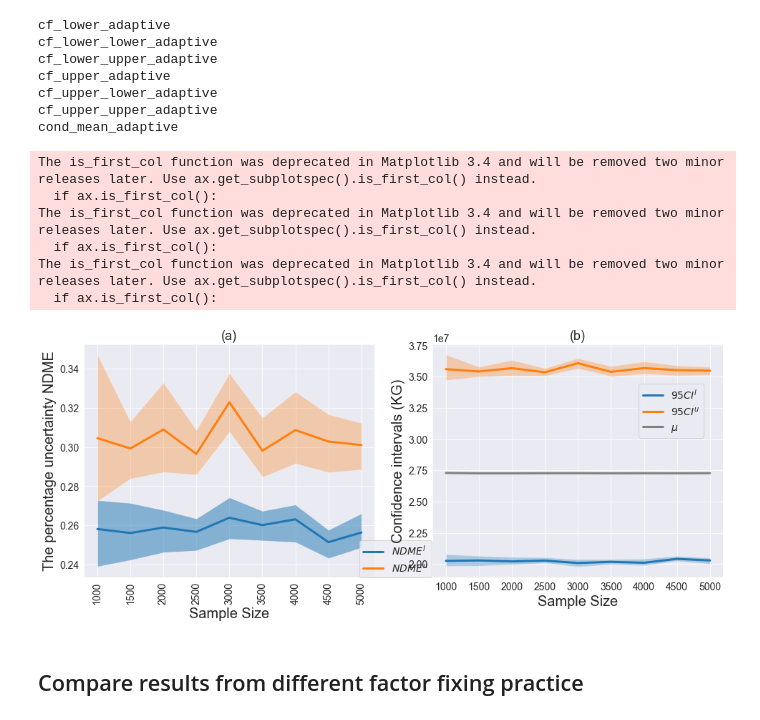
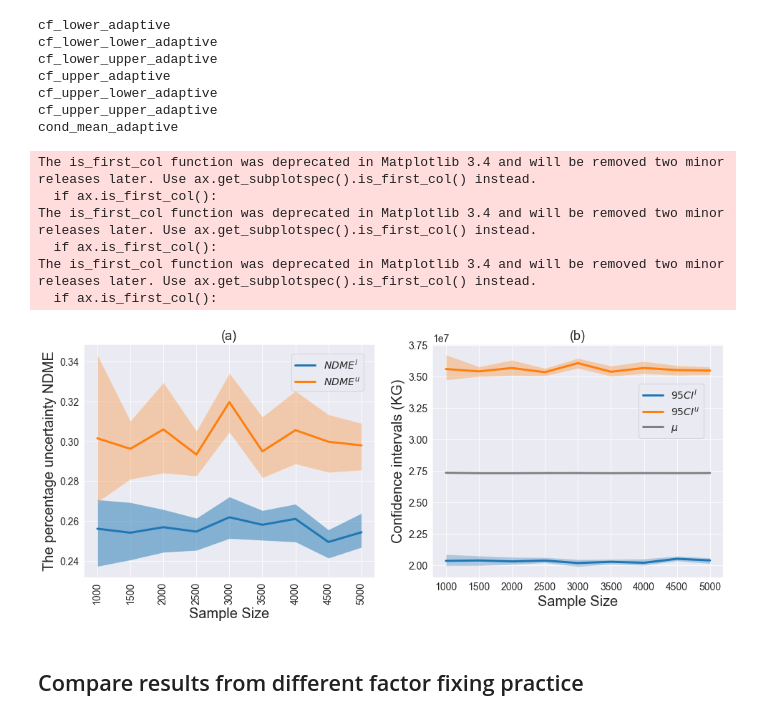
Before and after one commit to QianWanghhu/factor_fixing, a Jupyter notebook: qian_dev/visualization.ipynb, the cells around one changed output. Saved outputs shown, nothing was run; the diff lists cells and outputs as text; code cells hidden in the pictures.

```diff
--- a/qian_dev/visualization.ipynb
+++ b/qian_dev/visualization.ipynb
@@ -172,7 +160,7 @@ filename = ['cf_upper', 'cf_lower', 'cv', 'ks', 'pvalue', 'cf_upper_upper',
 
 # get data in the corresponding column
 num_params = 11
-col_filter = ['nsample_70']
+col_filter = ['nsample_90']
 df = pd.DataFrame(index=np.arange(num_params), columns=filename)
 x_range = [0, num_params]
 for f in filename:
@@ -272,7 +282,6 @@ for fn in filename[:]:
     print(fn)
     df[fn] = pd.read_csv(f'{filepath}{fn}.csv', index_col = 'Unnamed: 0').iloc[2]
 # df.loc[:, 'median'] = (df.loc[:, filename[0]] + df.loc[:, filename[3]]) / 2 # only use the mean of CIs for calculation
-cols = df.columns
 # %% [output]
 cf_lower_adaptive
 cf_lower_lower_adaptive
@@ -301,35 +310,35 @@ ind = list(df.index)
 
 ax1 = df_ratio.loc[ind, cols[[0, 3]]].plot(ax=axes[0])
 plt.sca(axes[1])
 plt.xticks(range(len(df.index)), df_ratio.index[0:9], rotation=90)
 ax1.tick_params(axis='both', which='major', labelsize=14)
 ax1.fill_between(df.index, df_ratio.loc[ind,cols[1]], df_ratio.loc[ind, cols[2]], alpha=0.5)
 ax1.fill_between(df.index, df_ratio.loc[ind, cols[4]], df_ratio.loc[ind, cols[5]], alpha=0.3)
 ax1.set_xlabel('Sample Size');
 ax1.set_ylabel('The percentage uncertainty NDME');
-ax1.legend([f'$NDME^l$', f'$NDME^u$'], bbox_to_anchor=[0.93, 0.18], fontsize=fs);
+ax1.legend([f'$NDME^l$', f'$NDME^u$'], bbox_to_anchor=[0.98, 0.98], fontsize=fs);
 ax1.set_title('(a)', loc='center', fontsize=18)
 
 ax = df[cols[[0, 3]]].plot(figsize=(16, 6), ax=axes[1])
 plt.sca(axes[0])
 df[cols[-1]].plot(ax=ax, color='grey')
 plt.xticks(range(len(df.index)), df.index, rotation=90)
 ax.tick_params(axis='both', which='major', labelsize=14)
 ax.fill_between(df.index, df[cols[1]], df[cols[2]], alpha=0.3)
 ax.fill_between(df.index, df[cols[4]], df[cols[5]], alpha=0.3)
 ax.set_xlabel('Sample Size');
 ax.set_ylabel('Confidence intervals (KG)');
 ax.legend([f'$95CI^l$', f'$95CI^u$', r'$\mu$'], bbox_to_anchor=[0.95, 0.85], fontsize=fs)
 ax.set_title('(b)', loc='center', fontsize=18);
 plt.savefig(f'{path_save}/{product_uniform}_conf_adaptive_two_panels_5000.png', format='png', dpi=300, layout='tight')
 # %% [output]
 The is_first_col function was deprecated in Matplotlib 3.4 and will be removed two minor releases later. Use ax.get_subplotspec().is_first_col() instead.
   if ax.is_first_col():
 The is_first_col function was deprecated in Matplotlib 3.4 and will be removed two minor releases later. Use ax.get_subplotspec().is_first_col() instead.
   if ax.is_first_col():
 The is_first_col function was deprecated in Matplotlib 3.4 and will be removed two minor releases later. Use ax.get_subplotspec().is_first_col() instead.
   if ax.is_first_col():
-[figure, old version]
+[figure, new version]
 # %% [markdown]
 ## Compare results from different factor fixing practice
 # %%
```
Also changed, not shown: parts of 13 cells of this notebook.
